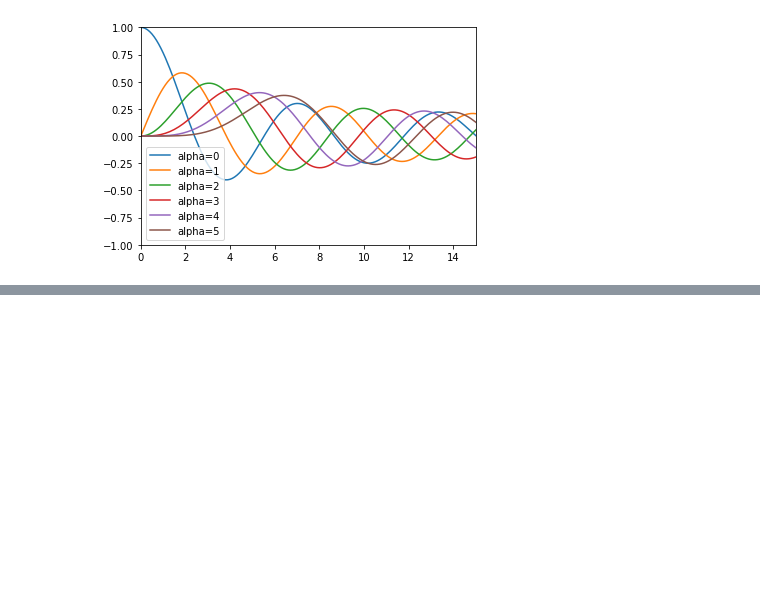
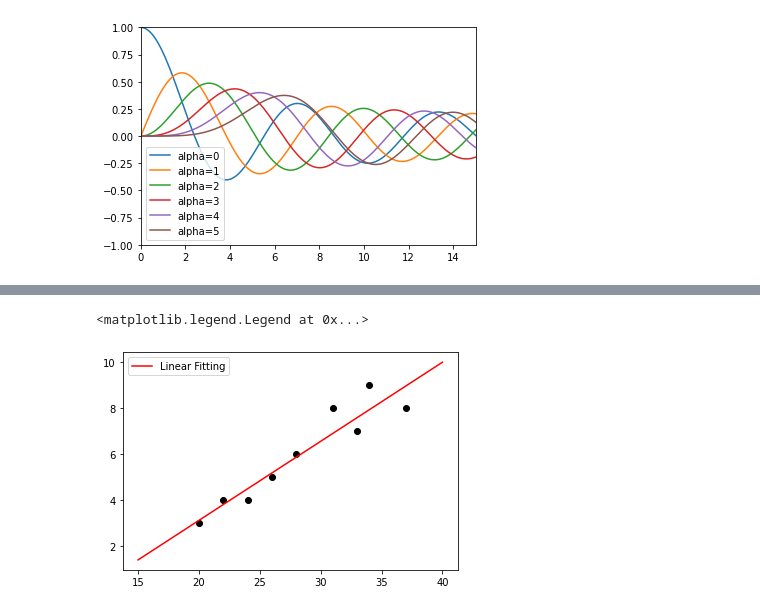
Before and after one commit to GumiJiong/Intro_Com_Phy, a Jupyter notebook: worksheet/plot.ipynb, the cells around one changed output, grey strips where cells are left out. Drawn from its saved outputs; the diff is of its cells as text; code cells hidden in the pictures; blank space fills up the shorter version.

```diff
--- a/worksheet/plot.ipynb
+++ b/worksheet/plot.ipynb
@@ -27,0 +85,14 @@ plt.legend()
+# %%
+import numpy as np
+from matplotlib import pyplot as plt
+
+data = np.loadtxt('08_data.txt')
+plt.scatter(data[:,0], data[:,1], color='k')
+
+x = np.linspace(15, 40, 10)
+y = x*0.344 - 3.759
+plt.plot(x, y, color='r', label="Linear Fitting")
+plt.legend()
+# %% [output]
+<matplotlib.legend.Legend at 0x...>
+[figure, added]
```
Also changed, not shown: parts of 6 cells of this notebook, 20 other files.
